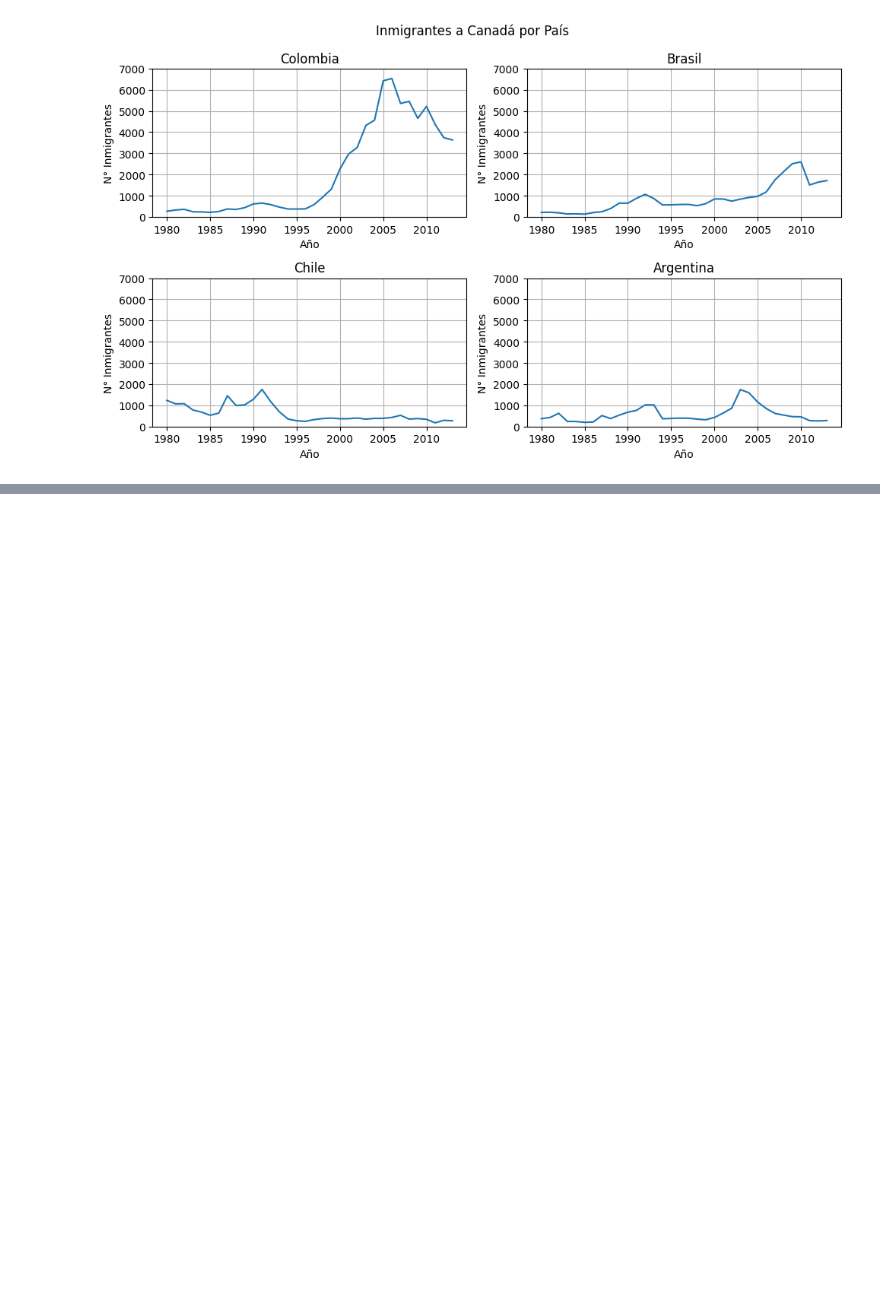
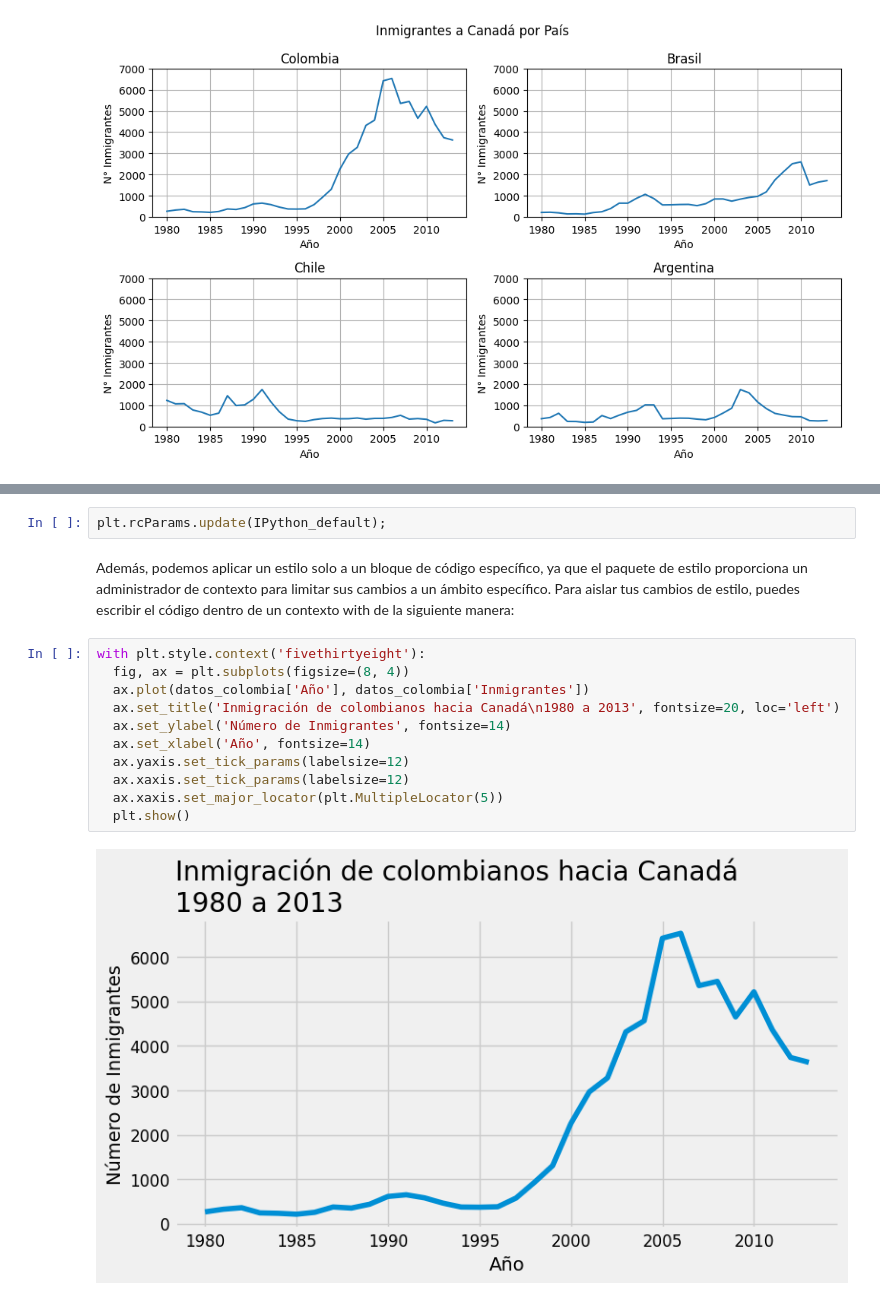
Before and after one commit to Nataliahfk/visualizacion_datos_graficos_python, a Jupyter notebook: visualizacion_de_datos_con_graficos_python.ipynb, the cells around one changed output, grey strips where cells are left out. Saved outputs shown, nothing was run; the diff lists cells and outputs as text; blank space fills up the shorter version.

```diff
--- a/visualizacion_de_datos_con_graficos_python.ipynb
+++ b/visualizacion_de_datos_con_graficos_python.ipynb
@@ -407,0 +463,17 @@ plt.show()
+# %%
+plt.rcParams.update(IPython_default);
+# %% [markdown]
+Además, podemos aplicar un estilo solo a un bloque de código específico, ya que el paquete de estilo proporciona un administrador de contexto para limitar sus cambios a un ámbito específico. Para aislar tus cambios de estilo, puedes escribir el código dentro de un contexto with de la siguiente manera:
+# %%
+with plt.style.context('fivethirtyeight'):
+  fig, ax = plt.subplots(figsize=(8, 4))
+  ax.plot(datos_colombia['Año'], datos_colombia['Inmigrantes'])
+  ax.set_title('Inmigración de colombianos hacia Canadá\n1980 a 2013', fontsize=20, loc='left')
+  ax.set_ylabel('Número de Inmigrantes', fontsize=14)
+  ax.set_xlabel('Año', fontsize=14)
+  ax.yaxis.set_tick_params(labelsize=12)
+  ax.xaxis.set_tick_params(labelsize=12)
+  ax.xaxis.set_major_locator(plt.MultipleLocator(5))
+  plt.show()
+# %% [output]
+[figure, added]
```
Also changed, not shown: parts of 11 cells of this notebook.
